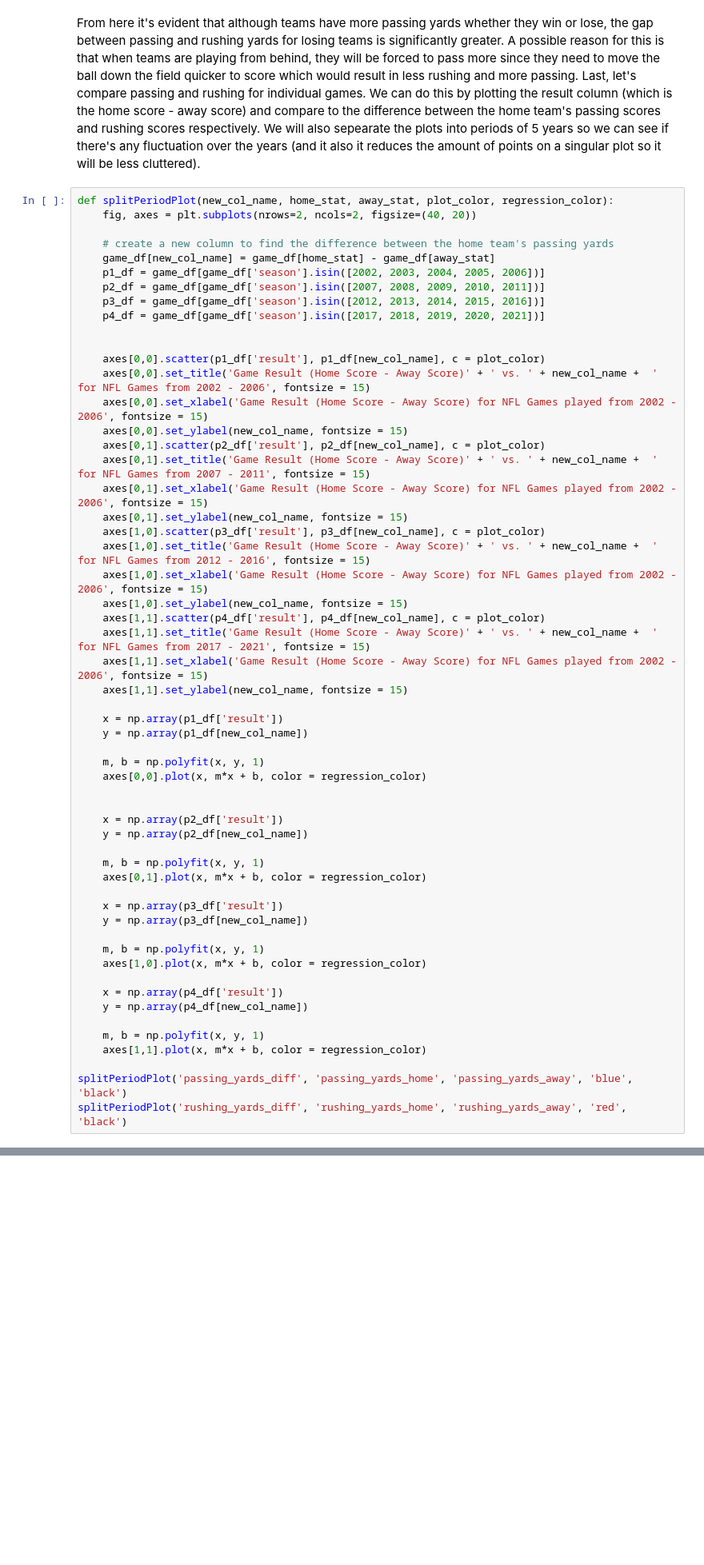
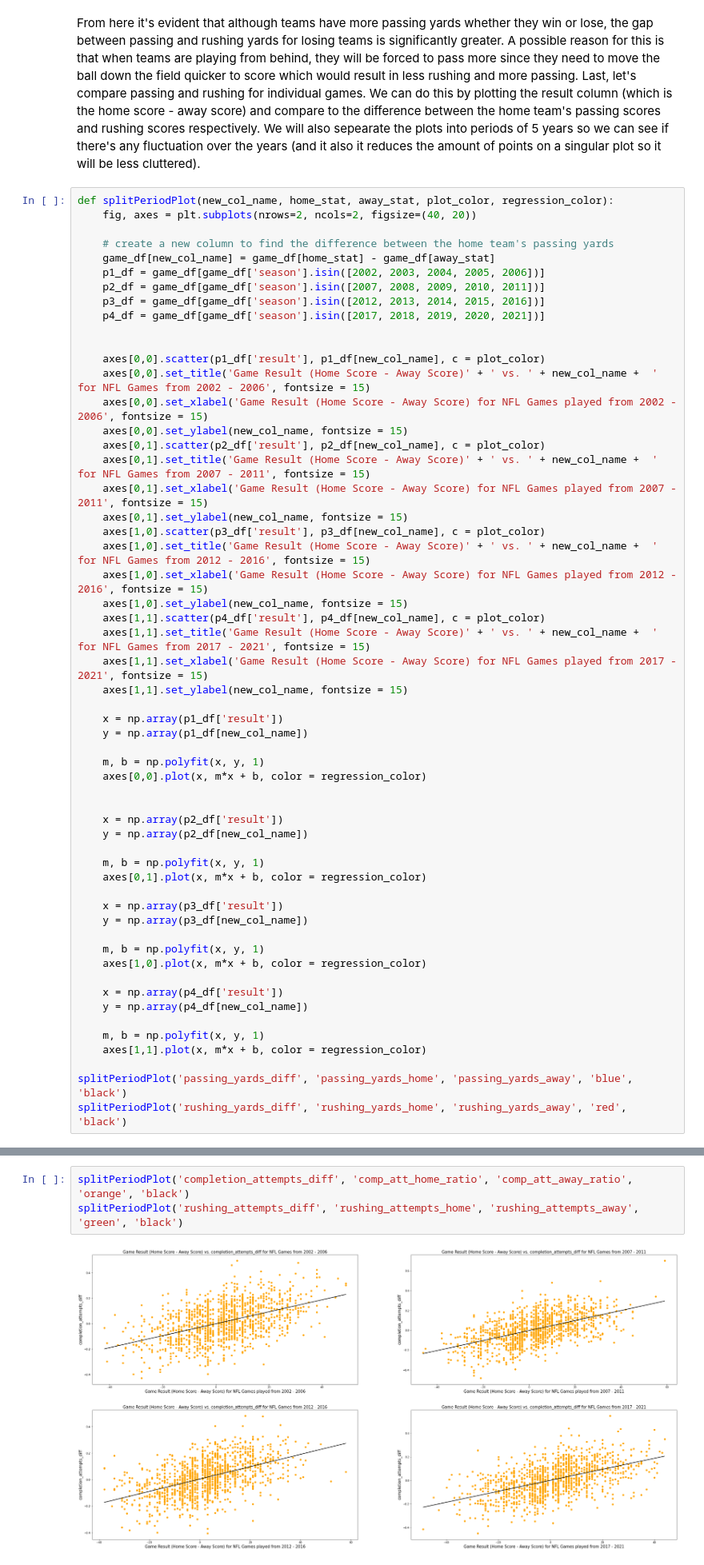
Before and after one commit to BraydenNgo/braydenngo.github.io, a Jupyter notebook: cmsc320finalngo/ngo_final_project (3).ipynb, the cells around one changed output, grey strips where cells are left out. Shown at 80% size. Cells and saved outputs as stored; diff of their text form; blank space fills up the shorter version.

Commit message:
added additional plots + conclusion

```diff
--- a/cmsc320finalngo/ngo_final_project (3).ipynb
+++ b/cmsc320finalngo/ngo_final_project (3).ipynb
@@ -667,15 +653,15 @@ def splitPeriodPlot(new_col_name, home_stat, away_stat, plot_color, regression_c
     axes[0,0].set_ylabel(new_col_name, fontsize = 15)
     axes[0,1].scatter(p2_df['result'], p2_df[new_col_name], c = plot_color)
     axes[0,1].set_title('Game Result (Home Score - Away Score)' + ' vs. ' + new_col_name +  ' for NFL Games from 2007 - 2011', fontsize = 15)
-    axes[0,1].set_xlabel('Game Result (Home Score - Away Score) for NFL Games played from 2002 - 2006', fontsize = 15)
+    axes[0,1].set_xlabel('Game Result (Home Score - Away Score) for NFL Games played from 2007 - 2011', fontsize = 15)
     axes[0,1].set_ylabel(new_col_name, fontsize = 15)
     axes[1,0].scatter(p3_df['result'], p3_df[new_col_name], c = plot_color)
     axes[1,0].set_title('Game Result (Home Score - Away Score)' + ' vs. ' + new_col_name +  ' for NFL Games from 2012 - 2016', fontsize = 15)
-    axes[1,0].set_xlabel('Game Result (Home Score - Away Score) for NFL Games played from 2002 - 2006', fontsize = 15)
+    axes[1,0].set_xlabel('Game Result (Home Score - Away Score) for NFL Games played from 2012 - 2016', fontsize = 15)
     axes[1,0].set_ylabel(new_col_name, fontsize = 15)
     axes[1,1].scatter(p4_df['result'], p4_df[new_col_name], c = plot_color)
     axes[1,1].set_title('Game Result (Home Score - Away Score)' + ' vs. ' + new_col_name +  ' for NFL Games from 2017 - 2021', fontsize = 15)
-    axes[1,1].set_xlabel('Game Result (Home Score - Away Score) for NFL Games played from 2002 - 2006', fontsize = 15)
+    axes[1,1].set_xlabel('Game Result (Home Score - Away Score) for NFL Games played from 2017 - 2021', fontsize = 15)
     axes[1,1].set_ylabel(new_col_name, fontsize = 15)
 
     x = np.array(p1_df['result'])
@@ -714,0 +699,5 @@ Now let's take a look at the effect of third down conversions on team winning pe
+# %%
+splitPeriodPlot('completion_attempts_diff', 'comp_att_home_ratio', 'comp_att_away_ratio', 'orange', 'black')
+splitPeriodPlot('rushing_attempts_diff', 'rushing_attempts_home', 'rushing_attempts_away', 'green', 'black')
+# %% [output]
+[figure, added]
```
Also changed, not shown: parts of 23 cells of this notebook, 1 other file.
